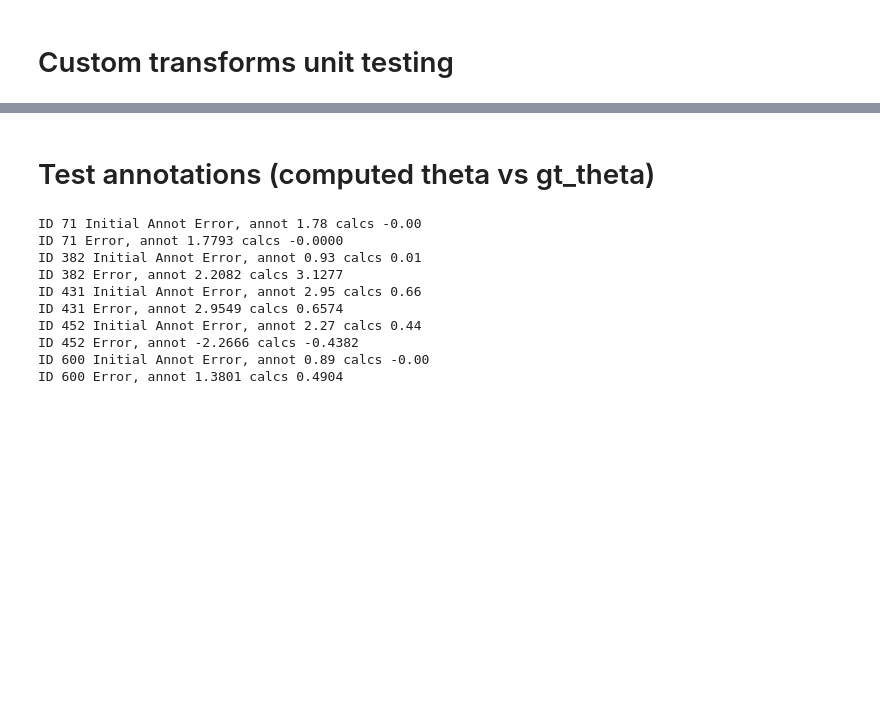
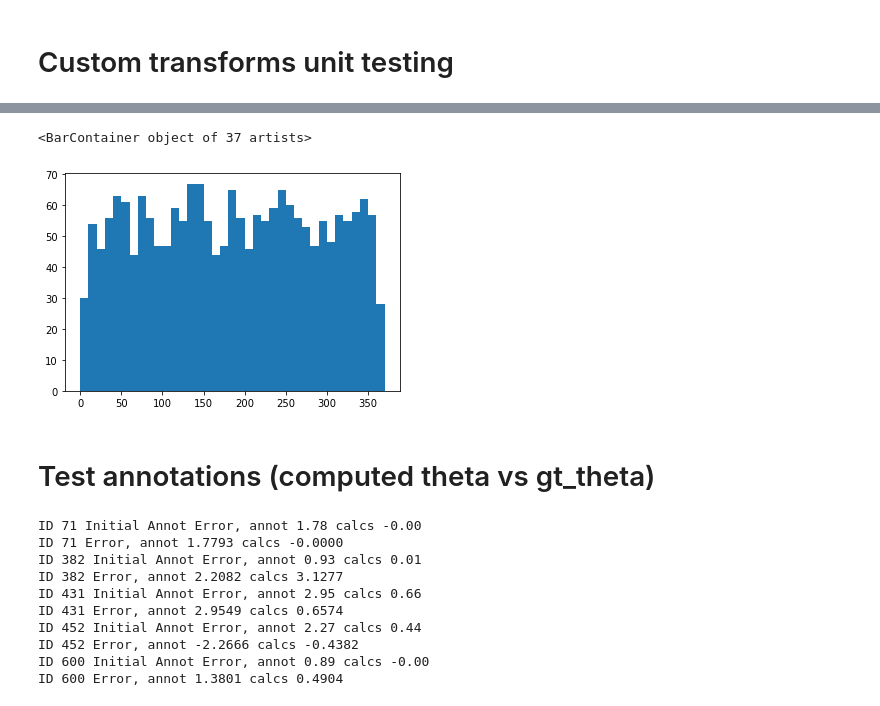
Before and after one commit to WildMeOrg/wbia-plugin-orientation, a Jupyter notebook: Sandbox.ipynb, the cells around one changed output, grey strips where cells are left out. Saved outputs shown, nothing was run; the diff lists cells and outputs as text; code cells hidden in the pictures; blank space fills up the shorter version.

```diff
--- a/Sandbox.ipynb
+++ b/Sandbox.ipynb
@@ -96,0 +87,3 @@ plt.tight_layout()
+# %%
+a = [round(random.random()*360, -1) for i in range(2000)]
+a
@@ -96,0 +108,3 @@ plt.tight_layout()
+# %%
+d = {x:a.count(x) for x in a}
+d
@@ -97,3 +129,8 @@ plt.tight_layout()
+# %%
+plt.bar(d.keys(), d.values(), width=10, align='edge')
+# %% [output]
+<BarContainer object of 37 artists>
+[figure, added]
 # %% [markdown]
 # Test annotations (computed theta vs gt_theta)
 # %%
```
Also changed, not shown: parts of 7 cells of this notebook, 2 other files.
